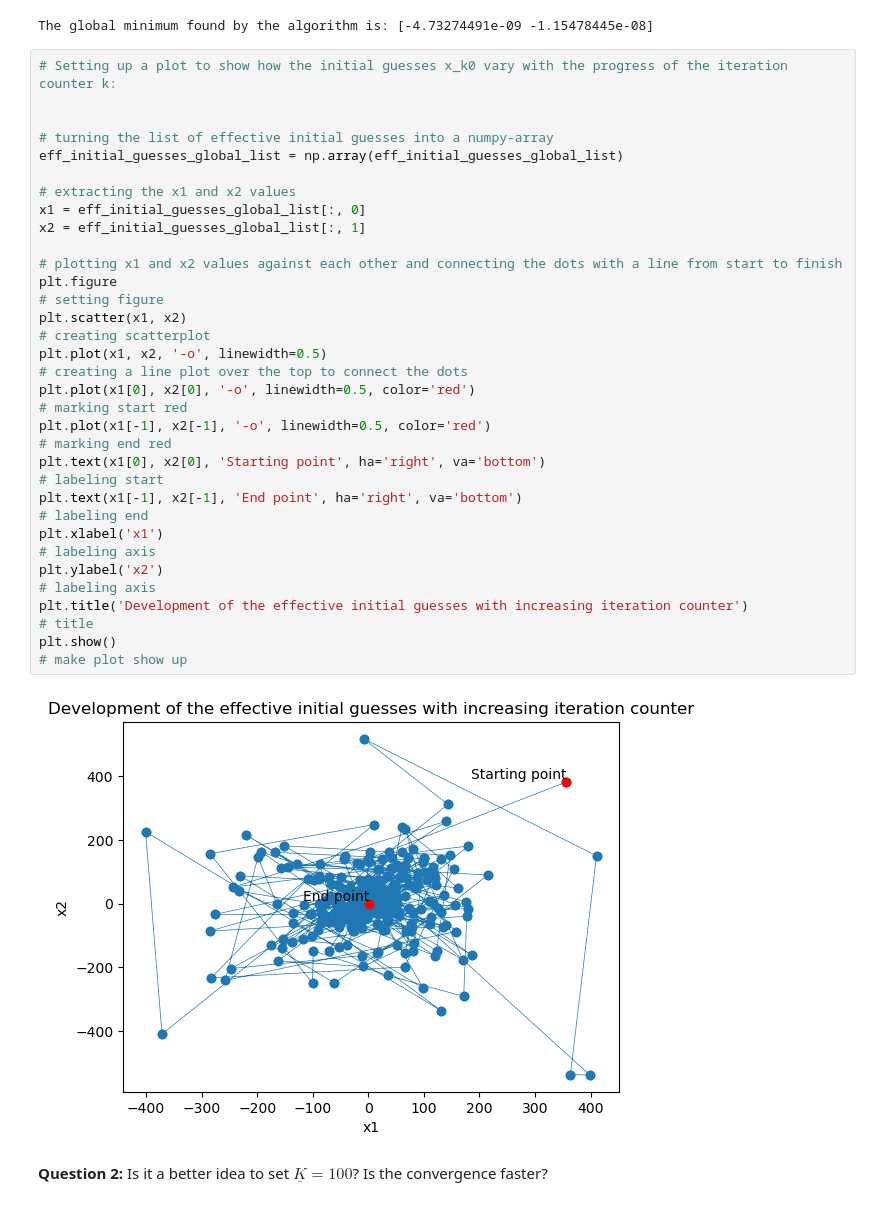
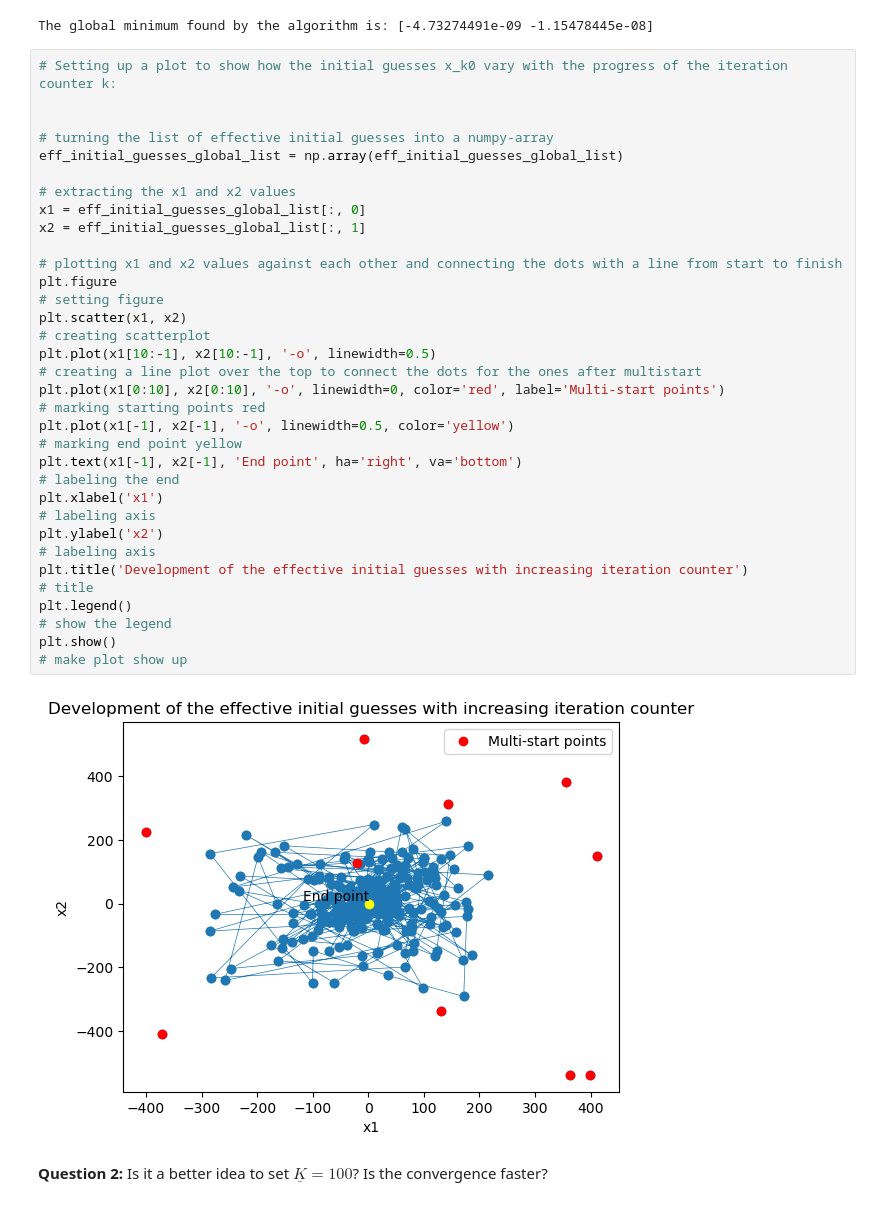
Before and after one commit to NumEconCopenhagen/projects-2023-shashi-buhle, a Jupyter notebook: Exam-2023/Exam-2023-notebook.ipynb, the cells around one changed output. Cells and saved outputs as stored; diff of their text form.

Commit message:
changed code for plot in P3 Q1

```diff
--- a/Exam-2023/Exam-2023-notebook.ipynb
+++ b/Exam-2023/Exam-2023-notebook.ipynb
@@ -401,28 +401,28 @@ The global minimum found by the algorithm is: [-4.73274491e-09 -1.15478445e-08]
 # %%
 # Setting up a plot to show how the initial guesses x_k0 vary with the progress of the iteration counter k:
 
 
 # turning the list of effective initial guesses into a numpy-array
 eff_initial_guesses_global_list = np.array(eff_initial_guesses_global_list)
 
 # extracting the x1 and x2 values
 x1 = eff_initial_guesses_global_list[:, 0]
 x2 = eff_initial_guesses_global_list[:, 1]
 
 # plotting x1 and x2 values against each other and connecting the dots with a line from start to finish
 plt.figure                                                                                              # setting figure
 plt.scatter(x1, x2)                                                                                     # creating scatterplot
-plt.plot(x1, x2, '-o', linewidth=0.5)                                                                   # creating a line plot over the top to connect the dots
-plt.plot(x1[0], x2[0], '-o', linewidth=0.5, color='red')                                                # marking start red
-plt.plot(x1[-1], x2[-1], '-o', linewidth=0.5, color='red')                                              # marking end red
-plt.text(x1[0], x2[0], 'Starting point', ha='right', va='bottom')                                       # labeling start
-plt.text(x1[-1], x2[-1], 'End point', ha='right', va='bottom')                                          # labeling end
+plt.plot(x1[10:-1], x2[10:-1], '-o', linewidth=0.5)                                                     # creating a line plot over the top to connect the dots for the ones after multistart
+plt.plot(x1[0:10], x2[0:10], '-o', linewidth=0, color='red', label='Multi-start points')                # marking starting points red
+plt.plot(x1[-1], x2[-1], '-o', linewidth=0.5, color='yellow')                                           # marking end point yellow
+plt.text(x1[-1], x2[-1], 'End point', ha='right', va='bottom')                                          # labeling the end
 plt.xlabel('x1')                                                                                        # labeling axis
 plt.ylabel('x2')                                                                                        # labeling axis
 plt.title('Development of the effective initial guesses with increasing iteration counter')             # title
+plt.legend()                                                                                            # show the legend
 plt.show()                                                                                              # make plot show up
 # %% [output]
-[figure, old version]
+[figure, new version]
 # %% [markdown]
 **Question 2:** Is it a better idea to set $\underline{K} = 100$? Is the convergence faster?
 # %%
```
